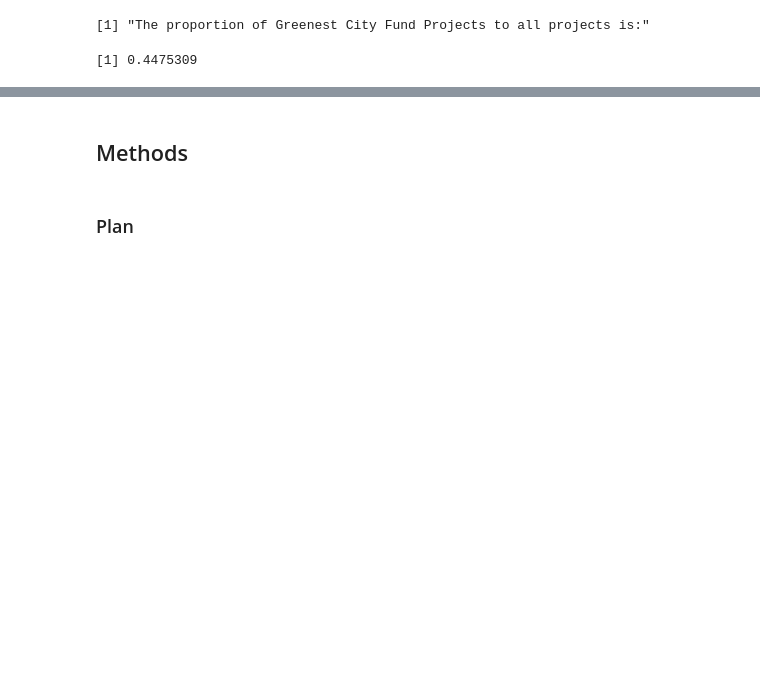
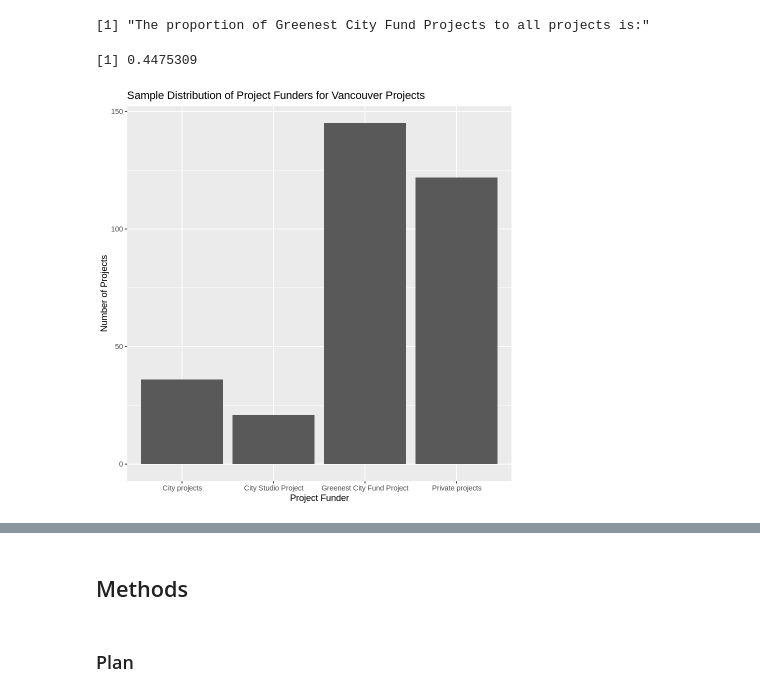
Before and after one commit to ayushtvora/stat-201-project, a Jupyter notebook: report.ipynb, the cells around one changed output, grey strips where cells are left out. Saved outputs shown, nothing was run; the diff lists cells and outputs as text; code cells hidden in the pictures; blank space fills up the shorter version.

Commit message:
added all graphs in preliminary results

```diff
--- a/report.ipynb
+++ b/report.ipynb
@@ -47,3 +63,15 @@ phat
 # %% [output]
 [1] "The proportion of Greenest City Fund Projects to all projects is:"
 [1] 0.4475309
+# %%
+## Graphing the Raw Data
+raw_project_funders_graph <- tidy_data |>
+    ggplot() +
+    geom_bar(aes(x = project_funder)) +
+    ggtitle("Sample Distribution of Project Funders for Vancouver Projects") +
+    xlab("Project Funder") +
+    ylab("Number of Projects")
+
+raw_project_funders_graph
+# %% [output]
+[figure, added]
```
Also changed, not shown: parts of 2 cells of this notebook.
